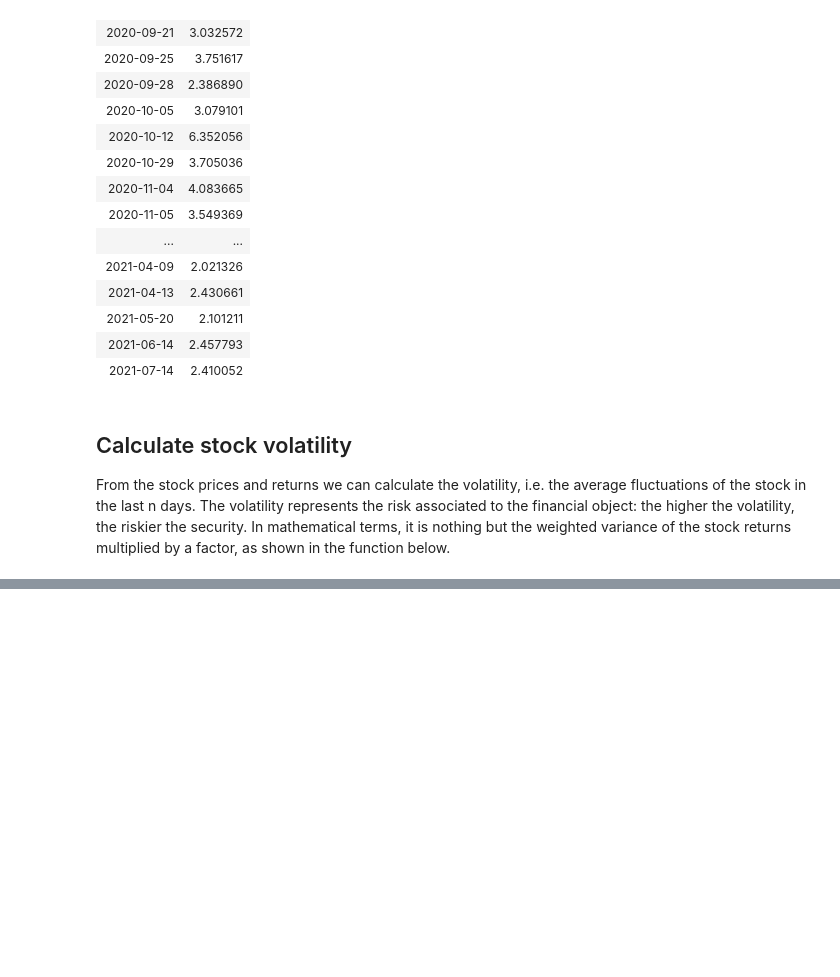
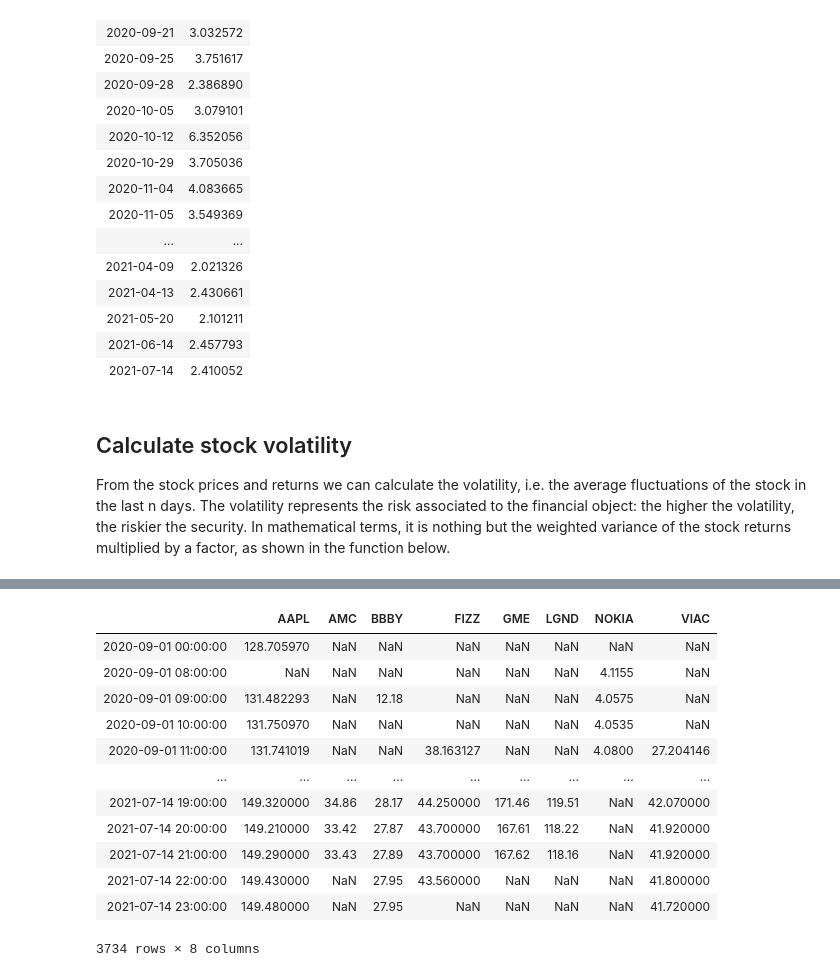
Before and after one commit to ValerioGemm/socioPhysicsTUe_econ, a Jupyter notebook: stocks.ipynb, the cells around one changed output, grey strips where cells are left out. Cells and saved outputs as stored; diff of their text form; code cells hidden in the pictures; blank space fills up the shorter version.

```diff
--- a/stocks.ipynb
+++ b/stocks.ipynb
@@ -179,0 +221,5 @@ The annualized volatility of the last 5 days of the dataset is:
+# %%
+# let's compute the offset between New York time and UTC (the time we want to use) on that date:
+dt1 = dt.datetime(int(dat[0:4]), int(dat[5:7]),int(dat[8:10]), tzinfo=NYC)
+UTC_lag = dt1.utcoffset() / dt.timedelta(hours=1)
+print('On', dat, 'the offset is', UTC_lag, 'hours')
@@ -179,0 +228,5 @@ The annualized volatility of the last 5 days of the dataset is:
+# %%
+# now we can actually transform the time index into UTC:
+new_index = prices_hour.index[i] - pd.Timedelta(hours=UTC_lag)
+print('The 13th index in New York time is:', prices_hour.index[i])
+print('The 13th index in UTC time is:', new_index)
@@ -179,0 +262,30 @@ The annualized volatility of the last 5 days of the dataset is:
+# %%
+new_index_list = []
+for i in range(len(prices_hour)):
+    # for each index, make the previous index transformation:
+    old_index = prices_hour.index[i]
+    dat = str(old_index.date())
+    dt1 = dt.datetime(int(dat[0:4]), int(dat[5:7]),int(dat[8:10]), tzinfo=NYC)
+    UTC_lag = dt1.utcoffset() / dt.timedelta(hours=1)
+    new_index = prices_hour.index[i] - pd.Timedelta(hours=UTC_lag)
+    # attach the UTC index to the new index list:
+    new_index_list.append(new_index)
+
+# set the new UTC index to the prices_hour dataframe:
+prices_hour.index = new_index_list
+# %%
+prices_hour
+# %% [output]
+|  | AAPL | AMC | BBBY | FIZZ | GME | LGND | NOKIA | VIAC |
+| 2020-09-01 00:00:00 | 128.705970 | NaN | NaN | NaN | NaN | NaN | NaN | NaN |
+| 2020-09-01 08:00:00 | NaN | NaN | NaN | NaN | NaN | NaN | 4.1155 | NaN |
+| 2020-09-01 09:00:00 | 131.482293 | NaN | 12.18 | NaN | NaN | NaN | 4.0575 | NaN |
+| 2020-09-01 10:00:00 | 131.750970 | NaN | NaN | NaN | NaN | NaN | 4.0535 | NaN |
+| 2020-09-01 11:00:00 | 131.741019 | NaN | NaN | 38.163127 | NaN | NaN | 4.0800 | 27.204146 |
+| ... | ... | ... | ... | ... | ... | ... | ... | ... |
+| 2021-07-14 19:00:00 | 149.320000 | 34.86 | 28.17 | 44.250000 | 171.46 | 119.51 | NaN | 42.070000 |
+| 2021-07-14 20:00:00 | 149.210000 | 33.42 | 27.87 | 43.700000 | 167.61 | 118.22 | NaN | 41.920000 |
+| 2021-07-14 21:00:00 | 149.290000 | 33.43 | 27.89 | 43.700000 | 167.62 | 118.16 | NaN | 41.920000 |
+| 2021-07-14 22:00:00 | 149.430000 | NaN | 27.95 | 43.560000 | NaN | NaN | NaN | 41.800000 |
+| 2021-07-14 23:00:00 | 149.480000 | NaN | 27.95 | NaN | NaN | NaN | NaN | 41.720000 |
+3734 rows × 8 columns
```
Also changed, not shown: parts of 9 cells of this notebook.
